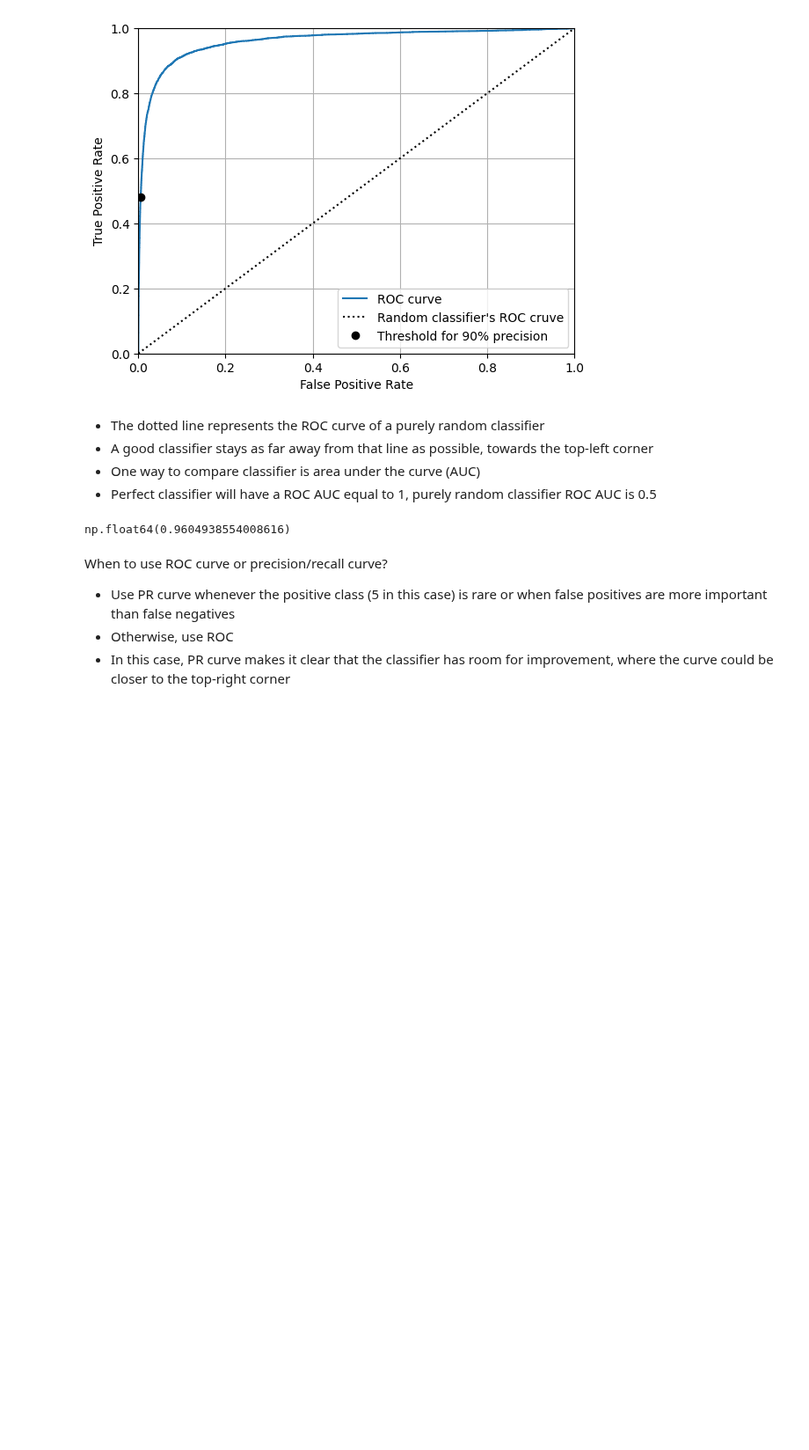
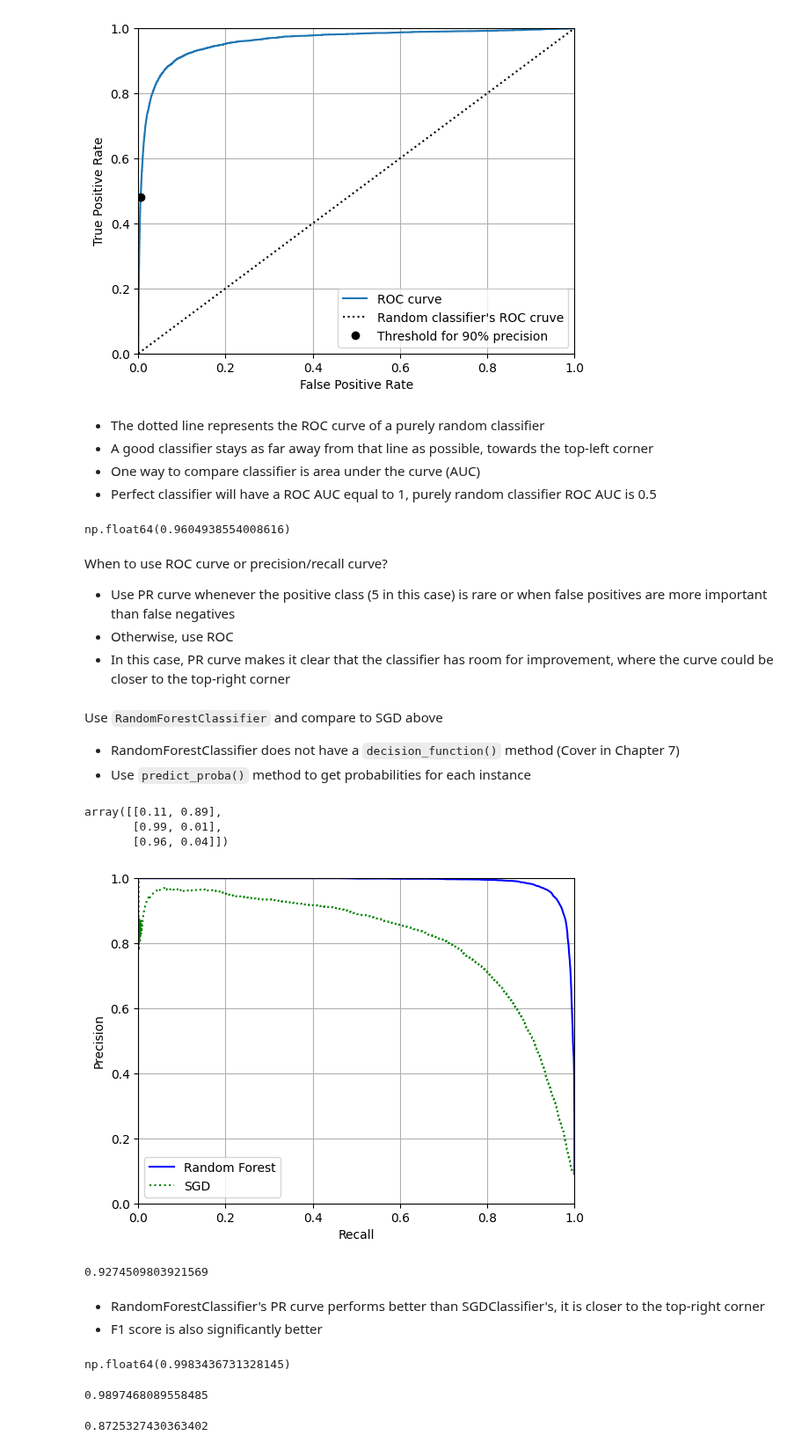
Before and after one commit to KANGWEII/hands_on_ml, a Jupyter notebook: Chapter03/classification.ipynb, the cells around one changed output. Shown at 88% size. Drawn from its saved outputs; the diff is of its cells as text; code cells hidden in the pictures; blank space fills up the shorter version.

```diff
--- a/Chapter03/classification.ipynb
+++ b/Chapter03/classification.ipynb
@@ -341,3 +341,51 @@ When to use ROC curve or precision/recall curve?
 - Use PR curve whenever the positive class (5 in this case) is rare or when false positives are more important than false negatives
 - Otherwise, use ROC
 - In this case, PR curve makes it clear that the  classifier has room for improvement, where the curve could be closer to the top-right corner
+# %% [markdown]
+Use `RandomForestClassifier` and compare to SGD above
+- RandomForestClassifier does not have a `decision_function()` method (Cover in Chapter 7)
+- Use `predict_proba()` method to get probabilities for each instance
+# %%
+from sklearn.ensemble import RandomForestClassifier
+
+forest_clf = RandomForestClassifier(random_state=42)
+y_probas_forest = cross_val_predict(forest_clf, X_train, y_train_5, cv=3, method="predict_proba")
+y_probas_forest[:3]
+# %% [output]
+array([[0.11, 0.89],
+       [0.99, 0.01],
+       [0.96, 0.04]])
+# %%
+y_scores_forest = y_probas_forest[:, 1]
+fpr_forest, tpr_forest, thresholds_forest = precision_recall_curve(y_train_5, y_scores_forest)
+# %%
+plt.plot(tpr_forest, fpr_forest, "b-", label="Random Forest")
+plt.plot(recalls, precisions, "g:", label="SGD")
+plt.legend(loc="lower left")
+plt.xlabel("Recall")
+plt.ylabel("Precision")
+plt.axis([0, 1, 0, 1])
+plt.grid()
+plt.show()
+# %% [output]
+[figure, added]
+# %%
+y_train_pred_forest = y_probas_forest[:, 1] >= 0.5
+f1_score(y_train_5, y_train_pred_forest)
+# %% [output]
+0.9274509803921569
+# %% [markdown]
+- RandomForestClassifier's PR curve performs better than SGDClassifier's, it is closer to the top-right corner
+- F1 score is also significantly better
+# %%
+roc_auc_score(y_train_5, y_scores_forest)
+# %% [output]
+np.float64(0.9983436731328145)
+# %%
+precision_score(y_train_5, y_train_pred_forest)
+# %% [output]
+0.9897468089558485
+# %%
+recall_score(y_train_5, y_train_pred_forest)
+# %% [output]
+0.8725327430363402
```
Also changed, not shown: parts of 11 cells of this notebook.
